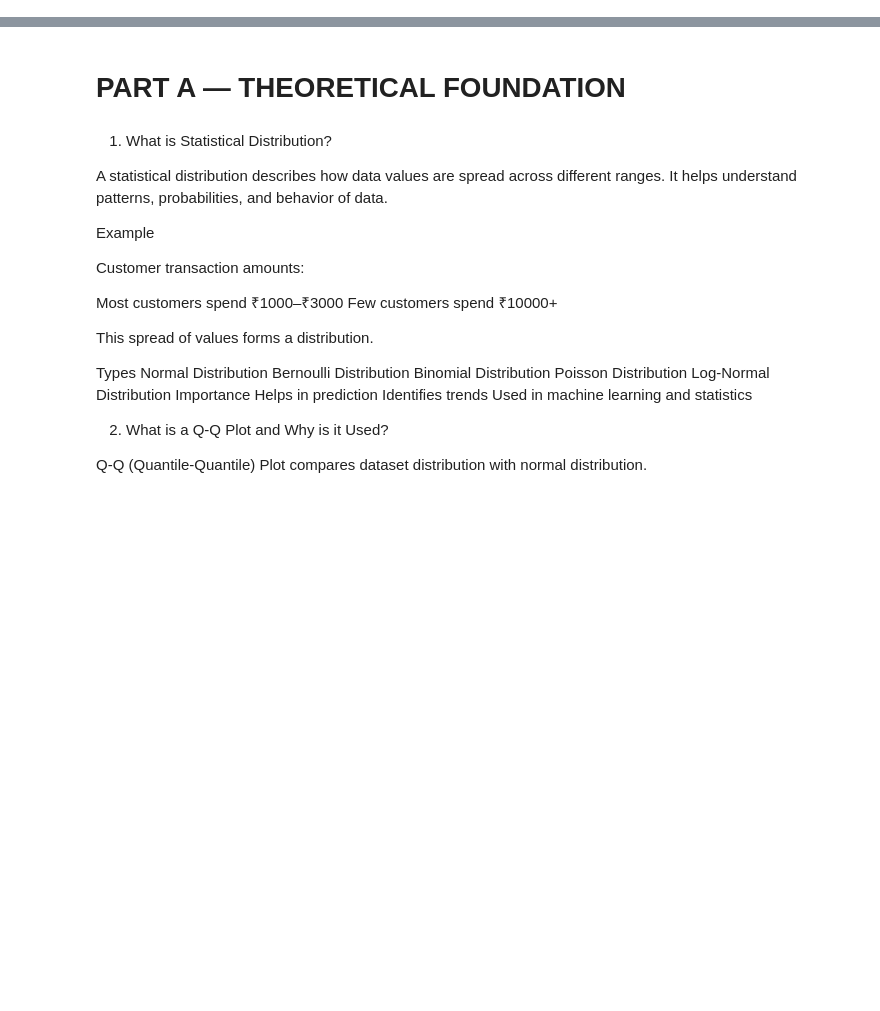
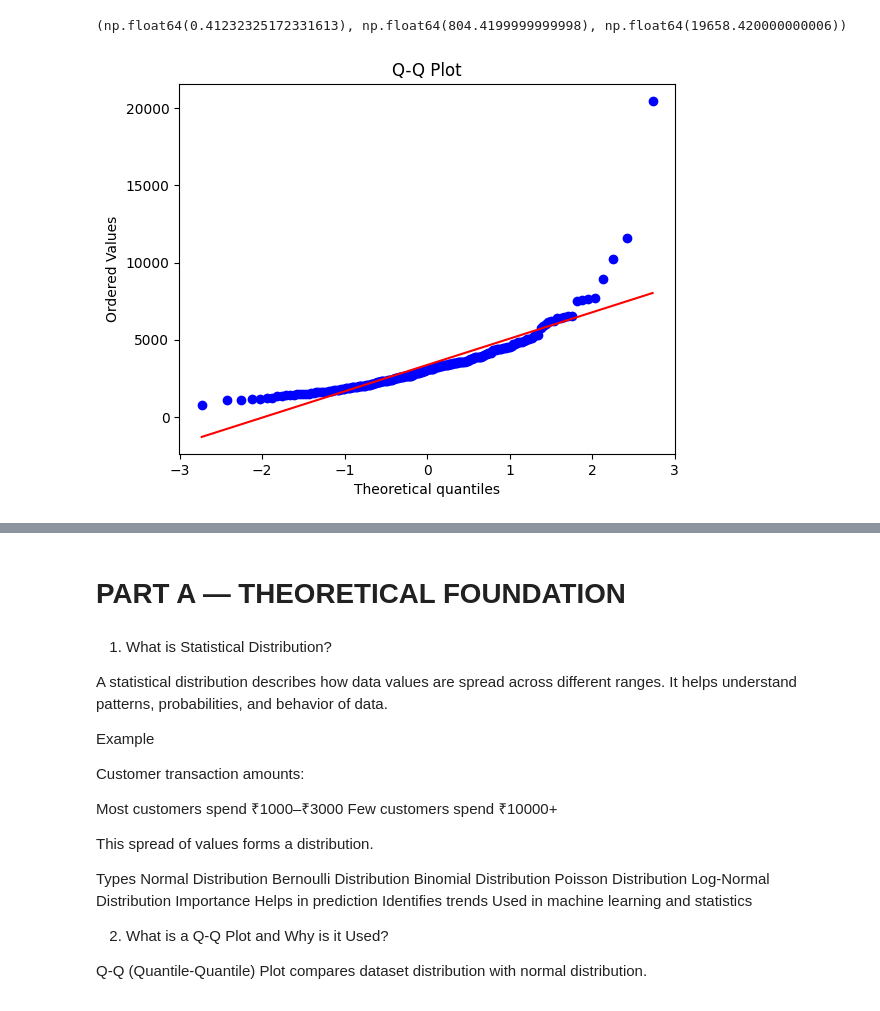
Before and after one commit to Devpatel7777/maths-pr-4, a Jupyter notebook: PR4.ipynb, the cells around one changed output, grey strips where cells are left out. Cells and saved outputs as stored; diff of their text form; code cells hidden in the pictures; blank space fills up the shorter version.

```diff
--- a/PR4.ipynb
+++ b/PR4.ipynb
@@ -14,0 +98,18 @@ ModuleNotFoundError: No module named 'powerlaw'
+# %%
+# Power Law Distribution
+
+params = powerlaw.fit(df['transaction_amount'])
+
+print(params)
+# %% [output]
+(np.float64(0.41232325172331613), np.float64(804.4199999999998), np.float64(19658.420000000006))
+# %%
+# Q-Q Plot to Test Normality
+
+probplot(df['transaction_amount'], dist='norm', plot=plt)
+
+plt.title("Q-Q Plot")
+
+plt.show()
+# %% [output]
+[figure, added]
```
Also changed, not shown: parts of 26 cells of this notebook.
